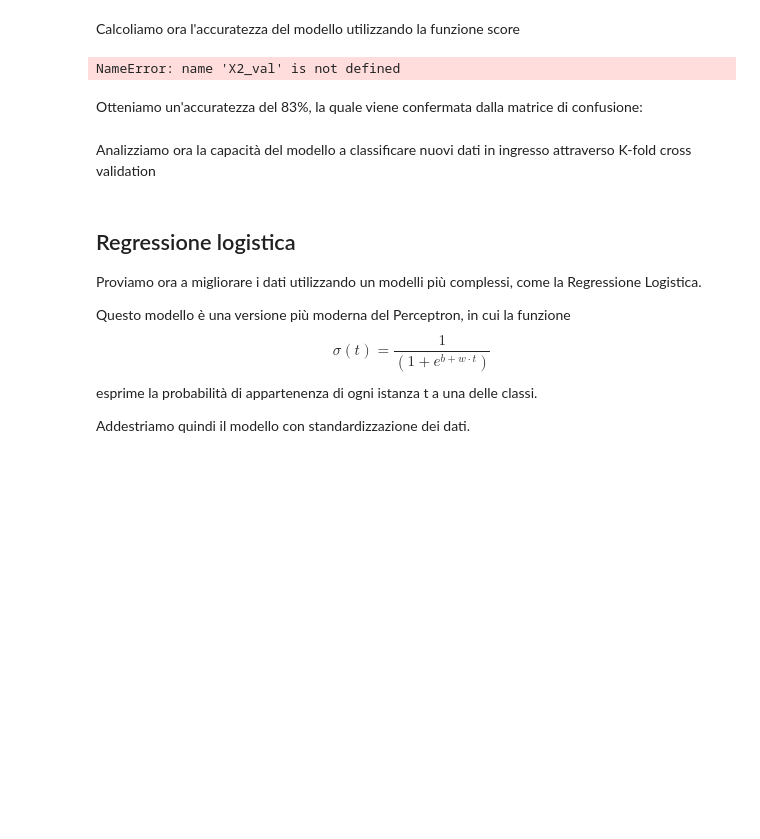
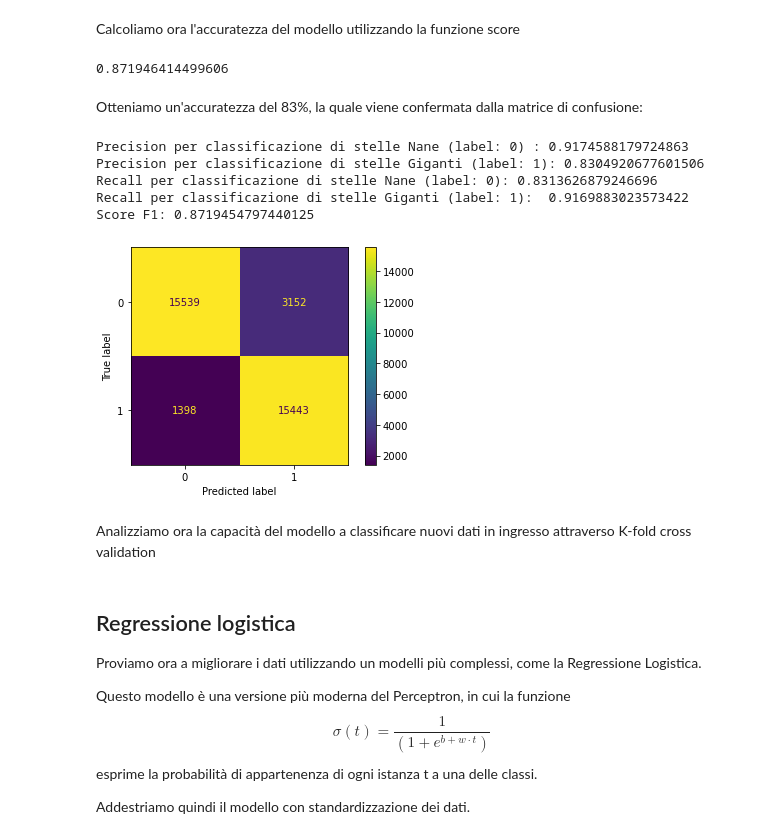
Before and after one commit to giovaz94/Progetto-DI, a Jupyter notebook: Progetto Applicazioni Data Intensive.ipynb, the cells around one changed output. Saved outputs shown, nothing was run; the diff lists cells and outputs as text; code cells hidden in the pictures; blank space fills up the shorter version.

```diff
--- a/Progetto Applicazioni Data Intensive.ipynb
+++ b/Progetto Applicazioni Data Intensive.ipynb
@@ -315,13 +365,20 @@ array([0, 1], dtype=int64)
 # %% [markdown]
 Calcoliamo ora l'accuratezza del modello utilizzando la funzione score
 # %%
-model.score(X2_val, y_val)
+model.score(X, y)
 # %% [output]
-NameError: name 'X2_val' is not defined
+0.871946414499606
 # %% [markdown]
 Otteniamo un'accuratezza del 83%, la quale viene confermata dalla matrice di confusione:
 # %%
-show_model_stats(model, X2_val, y_val)
+show_model_stats(model, X, y)
+# %% [output]
+Precision per classificazione di stelle Nane (label: 0) : 0.9174588179724863
+Precision per classificazione di stelle Giganti (label: 1): 0.8304920677601506
+Recall per classificazione di stelle Nane (label: 0): 0.8313626879246696
+Recall per classificazione di stelle Giganti (label: 1):  0.9169883023573422
+Score F1: 0.8719454797440125
+[figure, added]
 # %% [markdown]
 Analizziamo ora la capacità del modello a classificare nuovi dati in ingresso attraverso K-fold cross validation
 # %%
```
Also changed, not shown: parts of 14 cells of this notebook.
